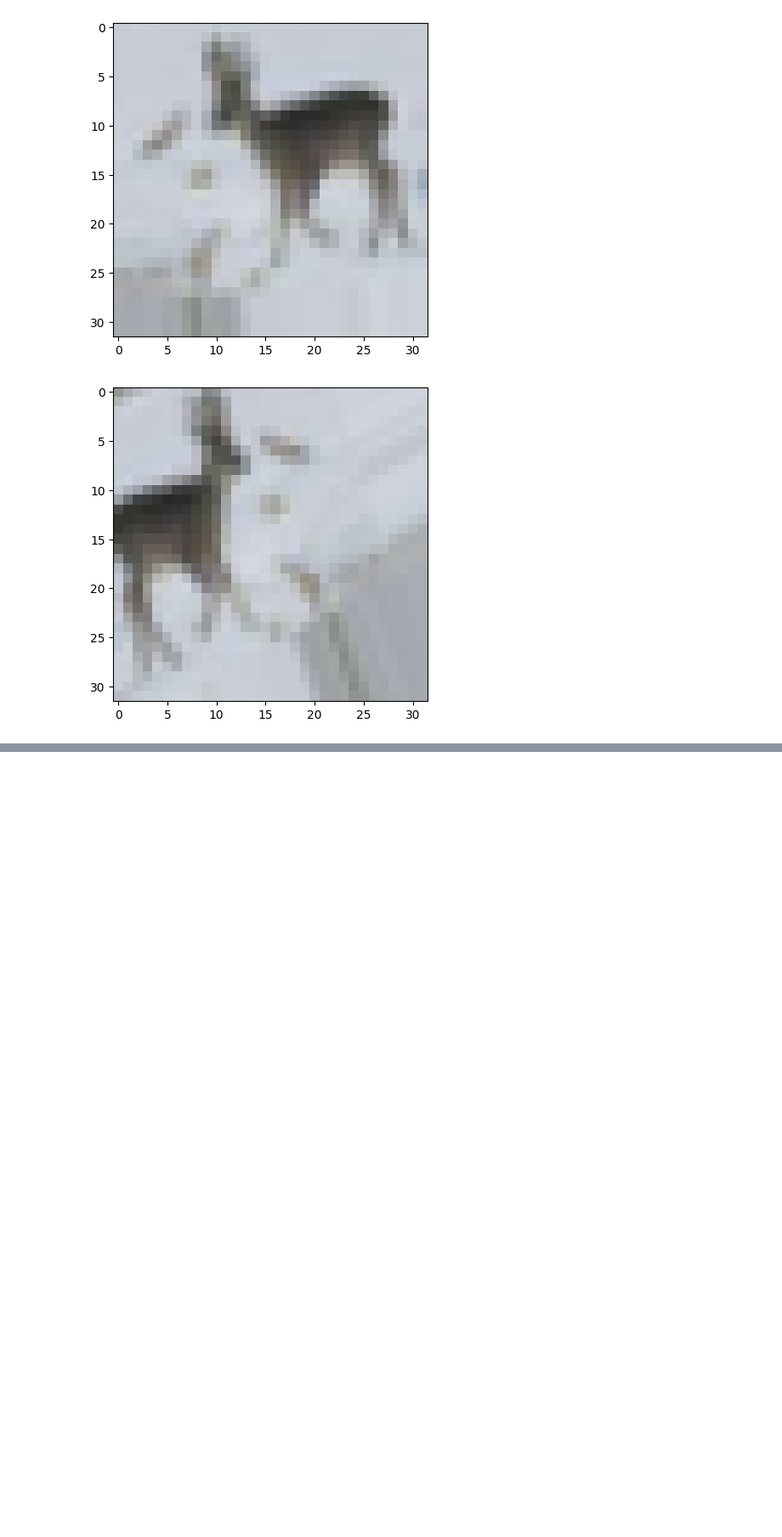
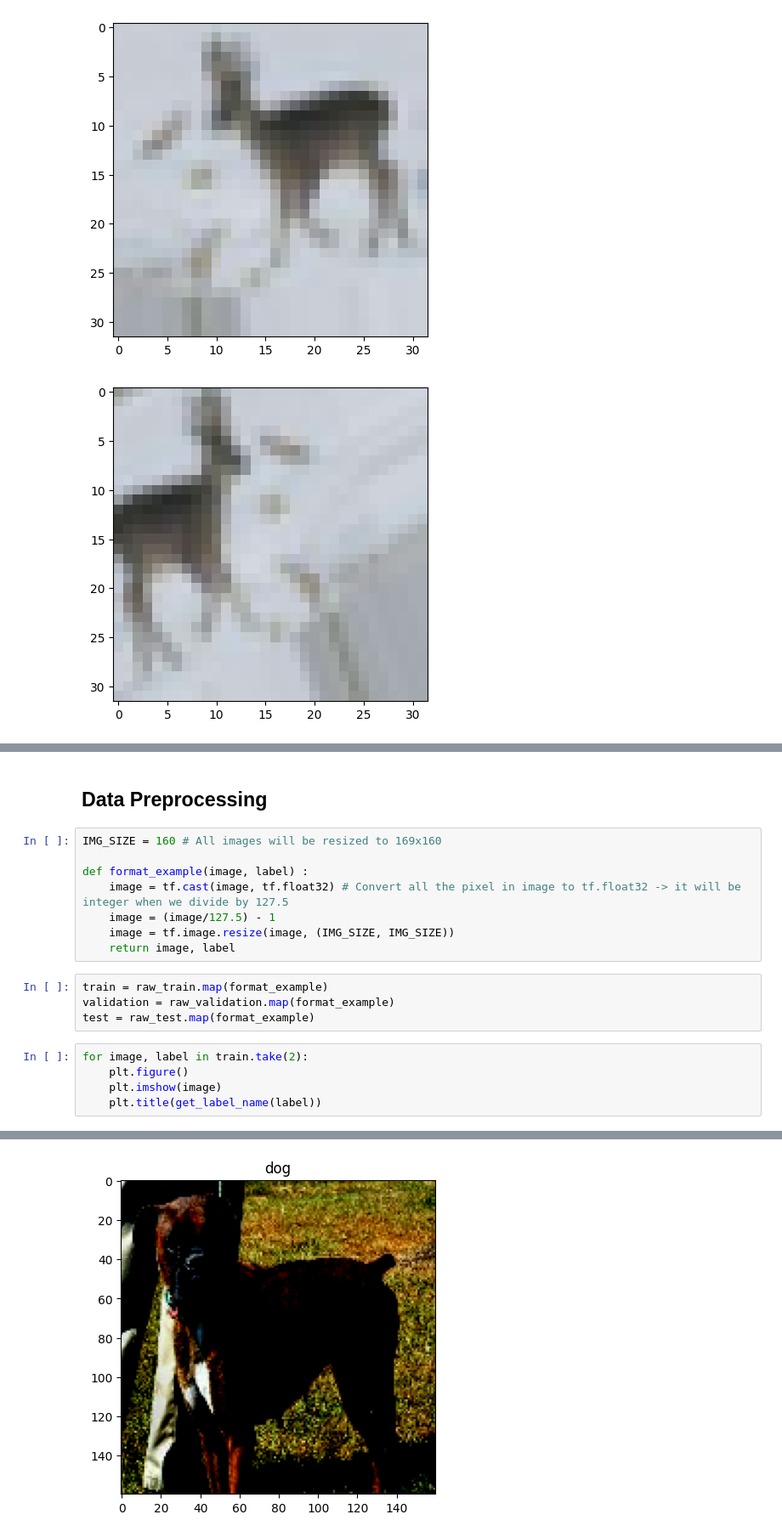
Before and after one commit to KrongKrongyuth/Learning-TensorFlow, a Jupyter notebook: Lecture_4_DeepComputerVision.ipynb, the cells around one changed output, grey strips where cells are left out. Shown at 85% size. Drawn from its saved outputs; the diff is of its cells as text; blank space fills up the shorter version.

```diff
--- a/Lecture_4_DeepComputerVision.ipynb
+++ b/Lecture_4_DeepComputerVision.ipynb
@@ -195,0 +226,20 @@ plt.show()
+# %% [markdown]
+## Data Preprocessing
+# %%
+IMG_SIZE = 160 # All images will be resized to 169x160
+
+def format_example(image, label) :
+    image = tf.cast(image, tf.float32) # Convert all the pixel in image to tf.float32 -> it will be integer when we divide by 127.5
+    image = (image/127.5) - 1
+    image = tf.image.resize(image, (IMG_SIZE, IMG_SIZE))
+    return image, label
+# %%
+train = raw_train.map(format_example)
+validation = raw_validation.map(format_example)
+test = raw_test.map(format_example)
+# %%
+for image, label in train.take(2):
+    plt.figure()
+    plt.imshow(image)
+    plt.title(get_label_name(label))
+# %% [output]
@@ -195,0 +248 @@ plt.show()
+[figure, added]
```
Also changed, not shown: parts of 21 cells of this notebook, 1 other file.
